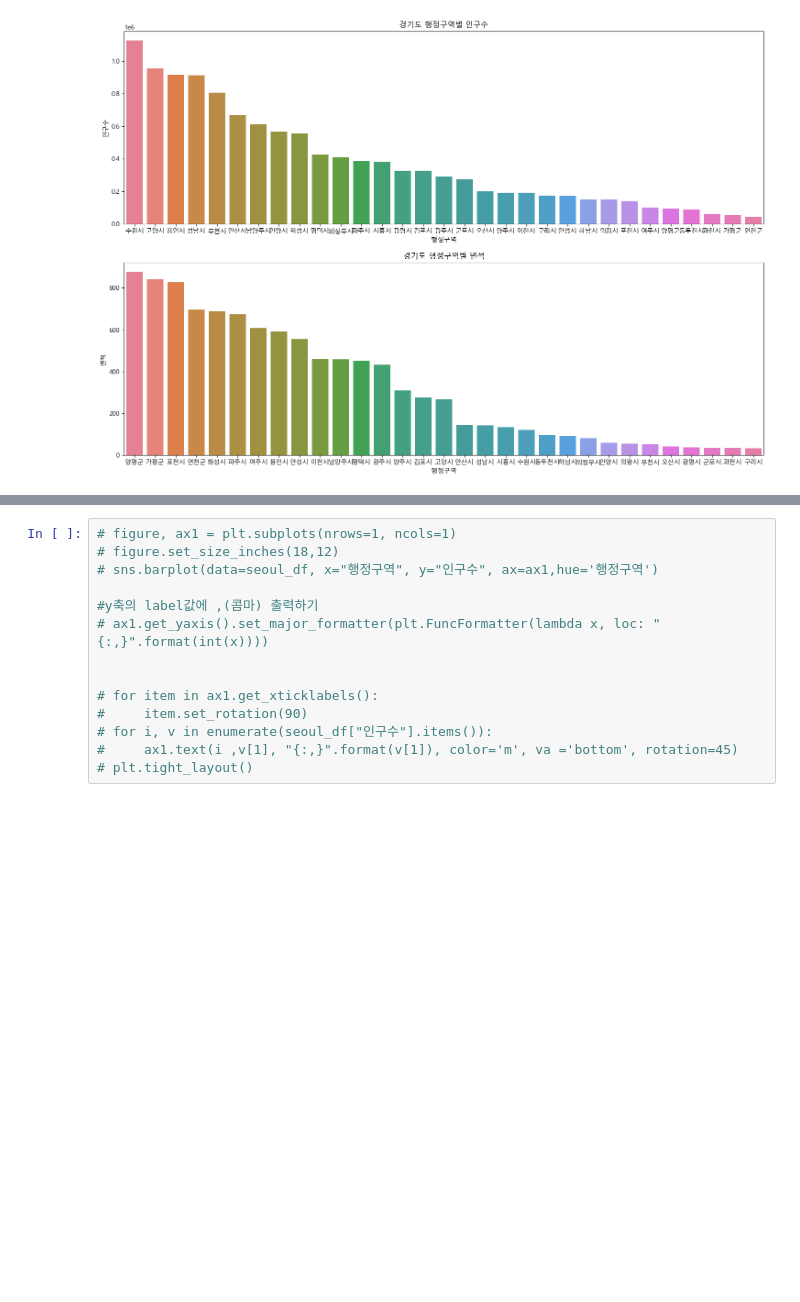
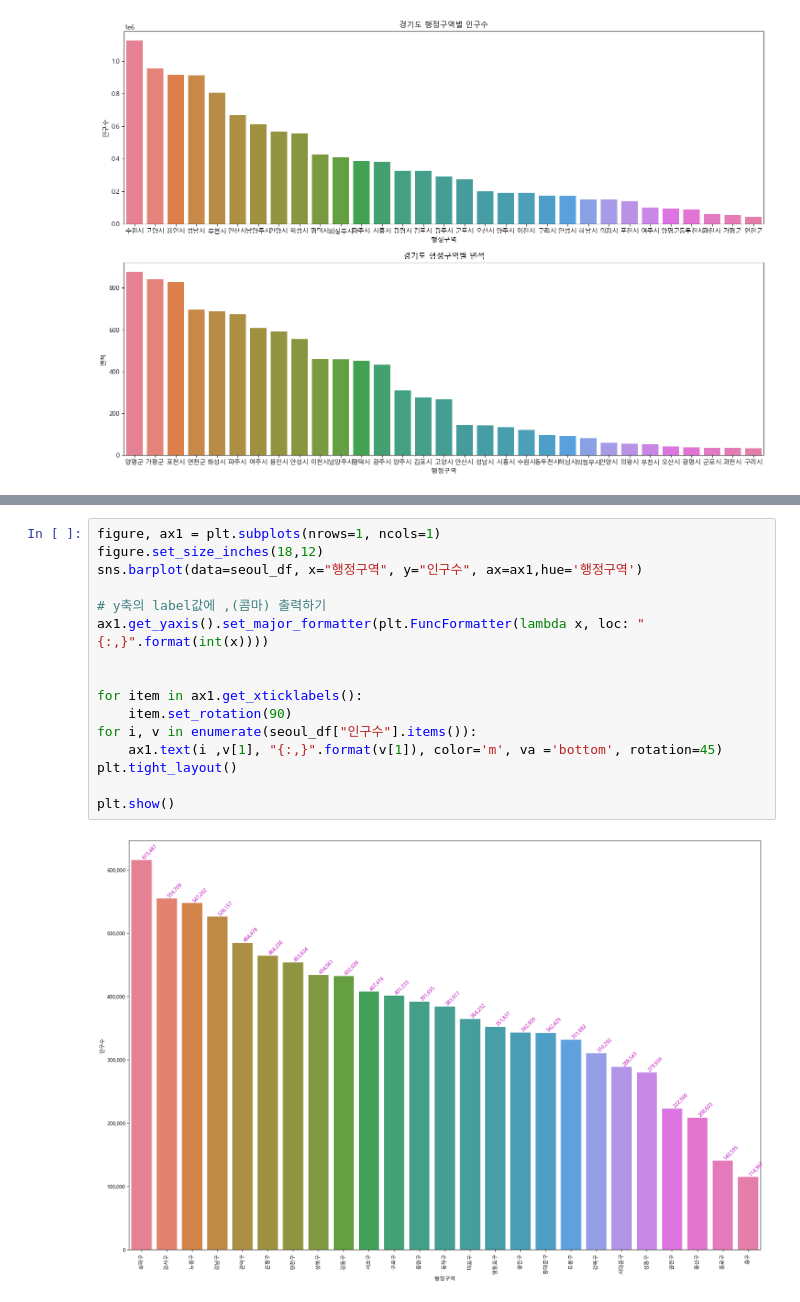
Before and after one commit to Ahn-TaeKyung/Python_Webscraping_Analysis, a Jupyter notebook: 03-1.행정구역정보_분석과시각화.ipynb, the cells around one changed output, grey strips where cells are left out. Cells and saved outputs as stored; diff of their text form; blank space fills up the shorter version.

Commit message:
bar plot 숫자 시

```diff
--- a/03-1.행정구역정보_분석과시각화.ipynb
+++ b/03-1.행정구역정보_분석과시각화.ipynb
@@ -814,14 +941,18 @@ plt.show()
 # %%
-# figure, ax1 = plt.subplots(nrows=1, ncols=1)
-# figure.set_size_inches(18,12)
-# sns.barplot(data=seoul_df, x="행정구역", y="인구수", ax=ax1,hue='행정구역')
+figure, ax1 = plt.subplots(nrows=1, ncols=1)
+figure.set_size_inches(18,12)
+sns.barplot(data=seoul_df, x="행정구역", y="인구수", ax=ax1,hue='행정구역')
 
-#y축의 label값에 ,(콤마) 출력하기
-# ax1.get_yaxis().set_major_formatter(plt.FuncFormatter(lambda x, loc: "{:,}".format(int(x))))
+# y축의 label값에 ,(콤마) 출력하기
+ax1.get_yaxis().set_major_formatter(plt.FuncFormatter(lambda x, loc: "{:,}".format(int(x))))
 
 
-# for item in ax1.get_xticklabels():
-#     item.set_rotation(90)
-# for i, v in enumerate(seoul_df["인구수"].items()):
-#     ax1.text(i ,v[1], "{:,}".format(v[1]), color='m', va ='bottom', rotation=45)
-# plt.tight_layout()
+for item in ax1.get_xticklabels():
+    item.set_rotation(90)
+for i, v in enumerate(seoul_df["인구수"].items()):
+    ax1.text(i ,v[1], "{:,}".format(v[1]), color='m', va ='bottom', rotation=45)
+plt.tight_layout()
+
+plt.show()
+# %% [output]
+[figure, added]
```
Also changed, not shown: parts of 15 cells of this notebook, 5 other files.
